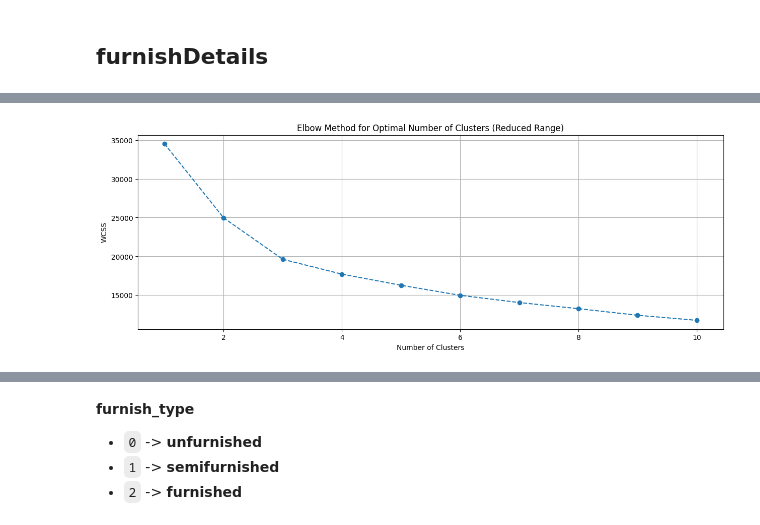
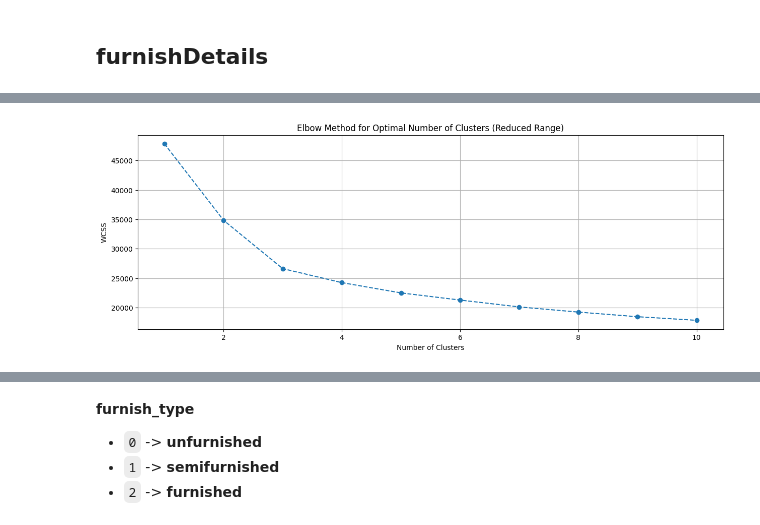
Before and after one commit to arv-anshul/campusx-project-notebooks, a Jupyter notebook: notebooks/flats/1.1_FEAT_ENG.ipynb, the cells around one changed output, grey strips where cells are left out. Saved outputs shown, nothing was run; the diff lists cells and outputs as text; code cells hidden in the pictures.

```diff
--- a/notebooks/flats/1.1_FEAT_ENG.ipynb
+++ b/notebooks/flats/1.1_FEAT_ENG.ipynb
@@ -344,5 +363,5 @@ df['area'] = df['area'].str.replace(',', '').str.extract(r'(\d+)').astype('float
 # %%
-df['area'] = df['price'].mul(1_00_000).div(df['area']).astype('int')
+df['price_per_sqft'] = df['price'].mul(1_00_000).div(df['area']).astype('int')
 # %% [markdown]
 ## areaWithType
 # %%
@@ -479,7 +505,5 @@ df['furnishDetails'] = df['furnishDetails'].apply(literal_eval)
 # %%
-distinct_furnish = (
-    df['furnishDetails'].explode().str.replace(r'.*\s', '', regex=True).unique().tolist()
-)
+distinct_furnish = df['furnishDetails'].explode().str.split(' ', n=1).str.get(-1).unique().tolist()
 distinct_furnish = [i for i in distinct_furnish if isinstance(i, str)]
 len(distinct_furnish)
 # %% [output]
@@ -509,8 +534,9 @@ df['furnishDetails'] = df['furnishDetails'].astype(str)
 furnish_df = pd.DataFrame()
 
 for furnish in distinct_furnish:
-    furnish_df[furnish] = df['furnishDetails'].str.extract(fr'(\d+) {furnish}')[0]
-    furnish_df[furnish] = furnish_df[furnish].fillna(0).astype(int)
+    furnish_df[furnish] = (
+        df['furnishDetails'].str.extract(fr'(\d+) {furnish}').fillna(0).astype(int)
+    )
 # %%
 furnish_df.sample(10)
 # %% [output]
@@ -529,22 +555,23 @@ furnish_df.sample(10)
 scaler = StandardScaler()
 furnish_scaled = scaler.fit_transform(furnish_df)
 # %%
+cluster_range = range(1, 11)
 wcss_reduced = []
 
-for i in range(1, 11):
+for i in cluster_range:
     kmeans = KMeans(n_clusters=i, init='k-means++', n_init=10, random_state=42)
     kmeans.fit(furnish_scaled)
     wcss_reduced.append(kmeans.inertia_)
 # %%
 # Plot the results
 plt.figure(figsize=(15, 5))
-plt.plot(range(1, 11), wcss_reduced, marker='o', linestyle='--')
+plt.plot(cluster_range, wcss_reduced, marker='o', linestyle='--')
 
 plt.title('Elbow Method for Optimal Number of Clusters (Reduced Range)')
 plt.xlabel('Number of Clusters')
 plt.ylabel('WCSS')
 plt.grid(True)
 plt.show()
 # %% [output]
-[figure, old version]
+[figure, new version]
 # %%
```
Also changed, not shown: parts of 47 cells of this notebook, 1 other file.
